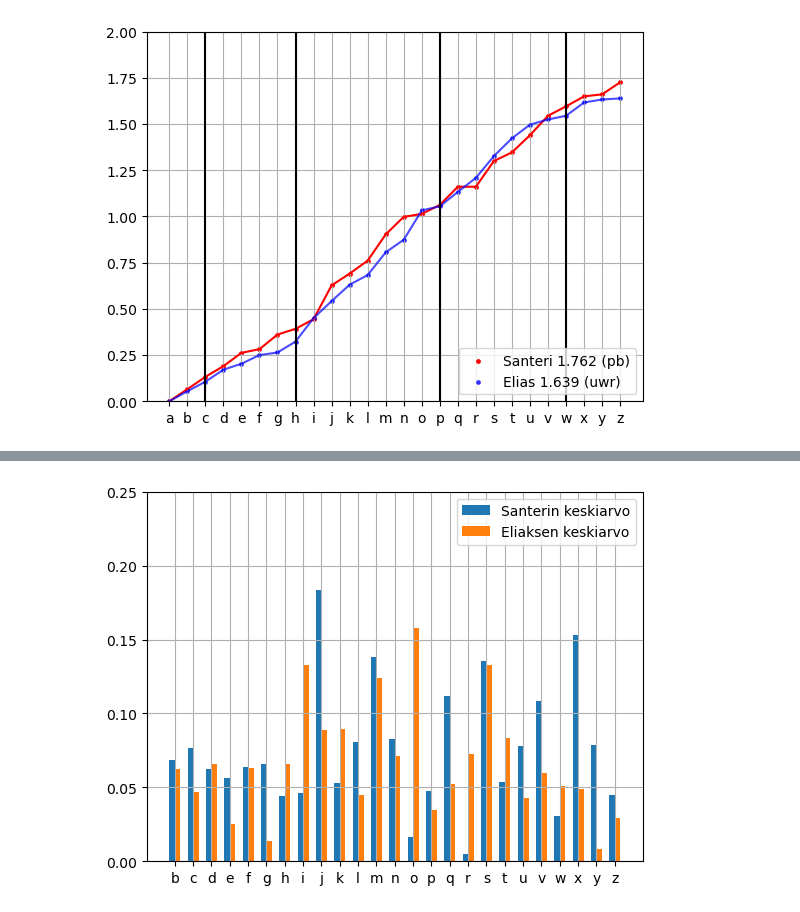
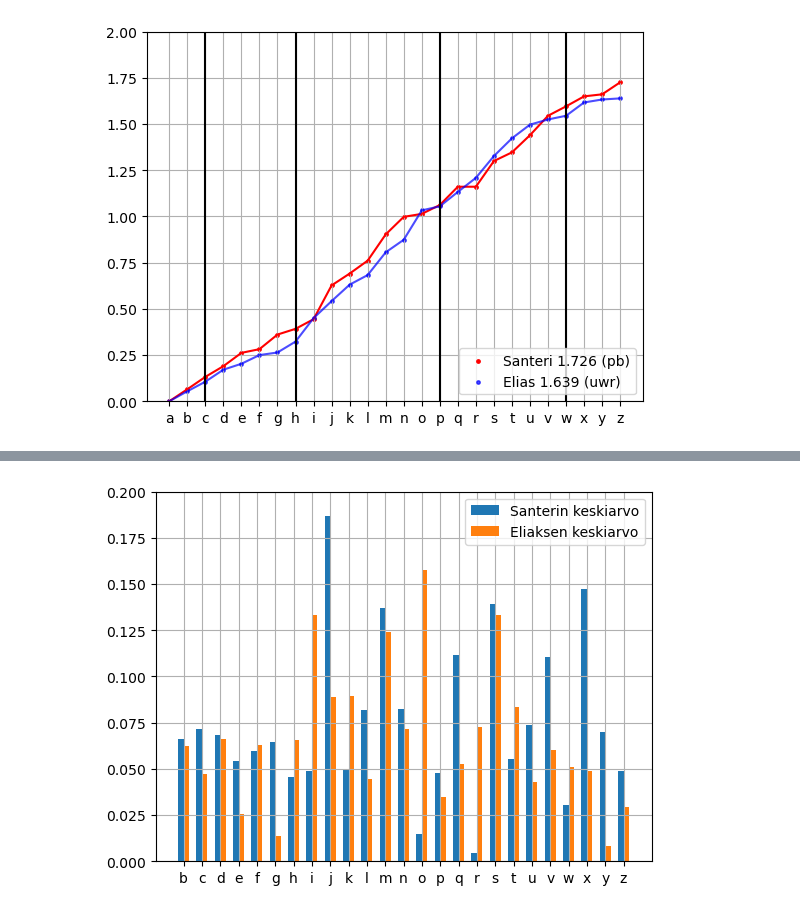
Before and after one commit to sansalv/abc-analyysi, a Jupyter notebook: abc_analyysi.ipynb, the cells around one changed output, grey strips where cells are left out. Drawn from its saved outputs; the diff is of its cells as text; code cells hidden in the pictures.

```diff
--- a/abc_analyysi.ipynb
+++ b/abc_analyysi.ipynb
@@ -25,7 +25,7 @@ df = pd.DataFrame(columns=abc)
 
 timeFiles = ['santeri1995.txt', 'santeri1987.txt', 'santeri1962.txt',
              'santeri1878.txt', 'santeri1865.txt', 'santeri1852.txt',
-             'santeri1821.txt', 'santeri1726.txt',
+             'santeri1821.txt', 'santeri1756.txt', 'santeri1726.txt',
              'elias1699.txt', 'elias1639.txt']
 
 for i in range(len(timeFiles)):
@@ -110,23 +110,23 @@ plt.show()
 # %%
 # Santeri vs Elias keskiarvoaika/kirjain
 
-dfs = df_diff[:8].mean().T
-dfe = df_diff[8:].mean().T
+dfs = df_diff[:9].mean().T
+dfe = df_diff[9:].mean().T
 
 X = abc[1:]
 X_axis = np.arange(25)
 sep = 0.15
 
 plt.bar(X_axis-sep, dfs, width=0.3, label='Santerin keskiarvo')
 plt.bar(X_axis+sep, dfe, width=0.3, label='Eliaksen keskiarvo')
 plt.xticks(X_axis, X)
 
-plt.ylim(0,0.25)
+plt.ylim(0,0.2)
 plt.grid()
 plt.legend()
 plt.show()
 # %% [output]
-[figure, old version]
+[figure, new version]
 # %%
 # Sama mutta normaali plotti (keskiarvoaika/kirjain)
 
```
Also changed, not shown: parts of 4 cells of this notebook.
